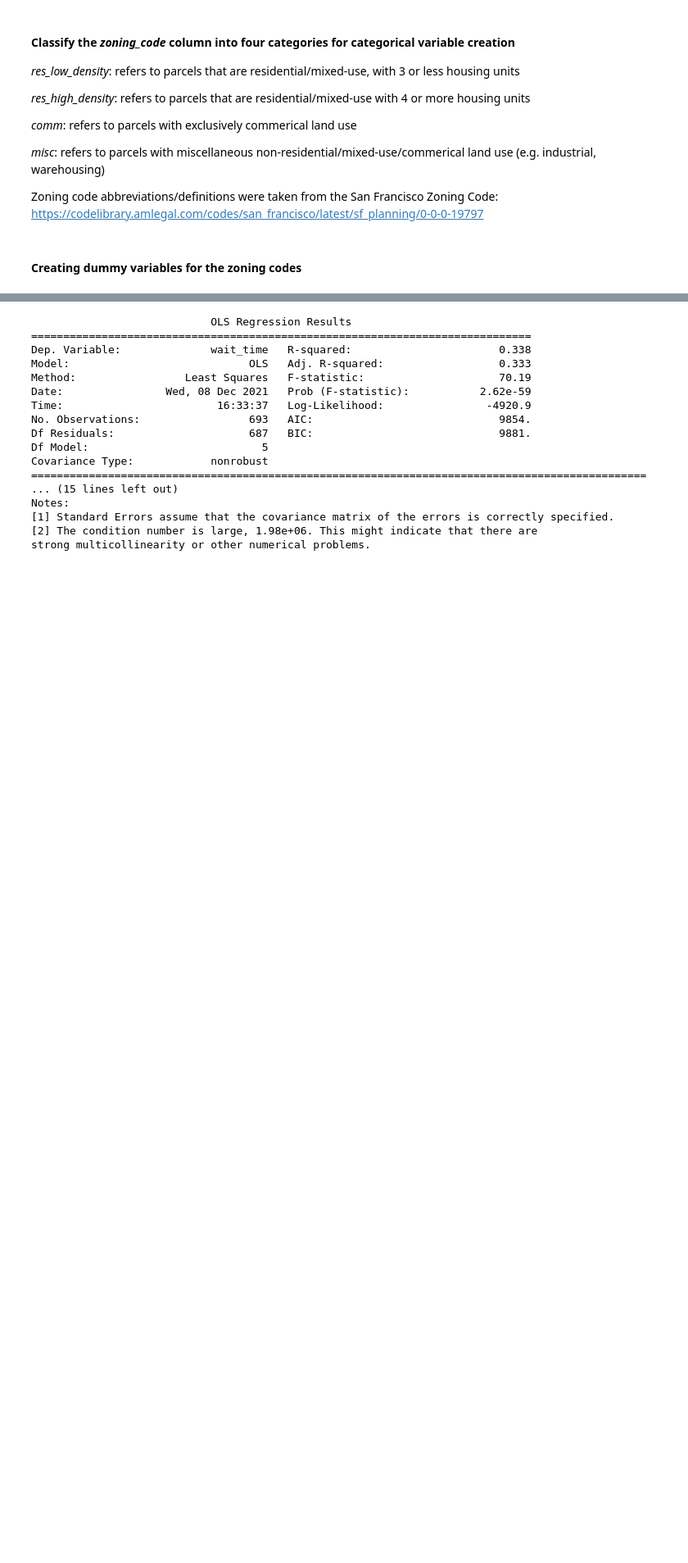
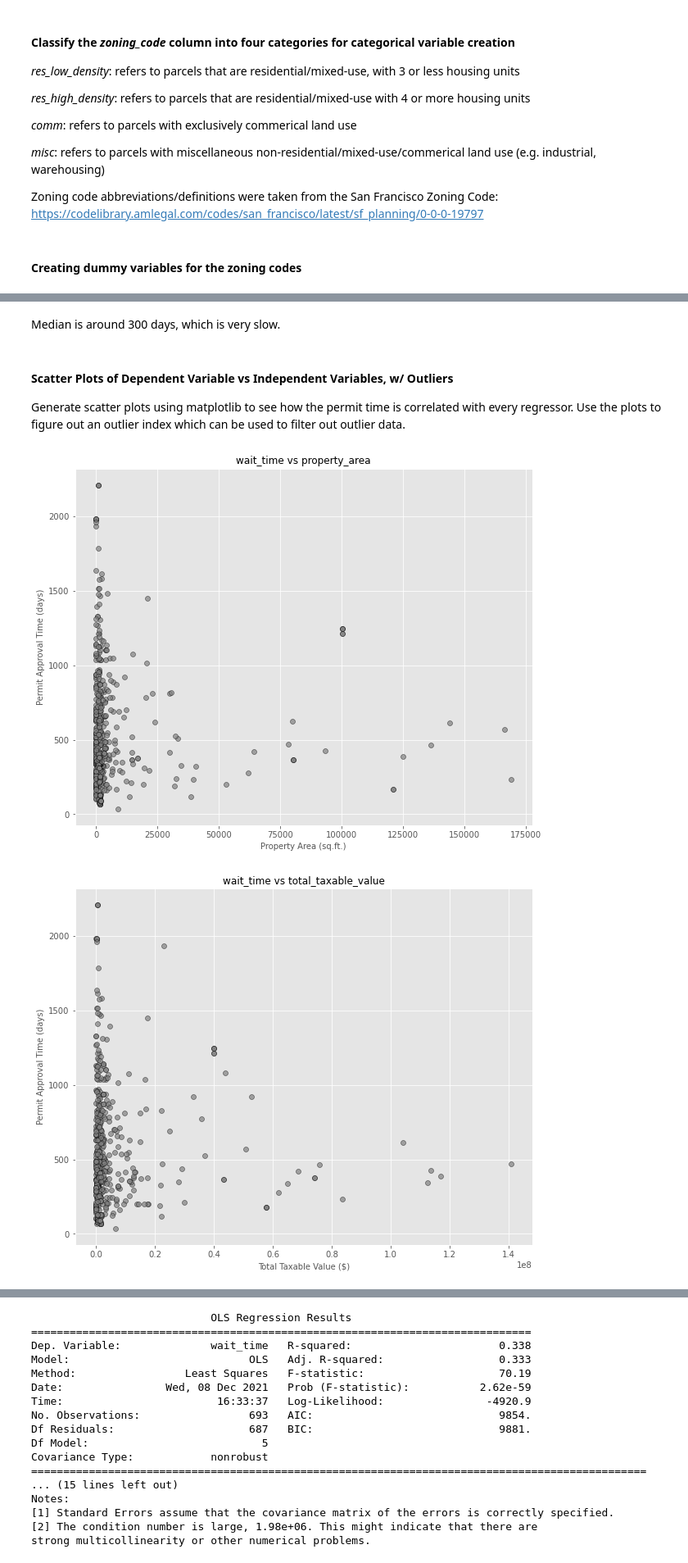
Before and after one commit to rohanskalyani/sfpermittimes, a Jupyter notebook: PUI Mastersheet.ipynb, the cells around one changed output, grey strips where cells are left out. Shown at 82% size. Cells and saved outputs as stored; diff of their text form; code cells hidden in the pictures; blank space fills up the shorter version.

```diff
--- a/PUI Mastersheet.ipynb
+++ b/PUI Mastersheet.ipynb
@@ -169,0 +147,30 @@ Regression_Table_no_outliers_no_dummy.describe()
+# %% [markdown]
+Median is around 300 days, which is very slow.
+# %% [markdown]
+#### Scatter Plots of Dependent Variable vs Independent Variables, w/ Outliers
+
+Generate scatter plots using matplotlib to see how the permit time is correlated with every regressor. Use the plots to figure out an outlier index which can be used to filter out outlier data.
+# %%
+regressors = list(Regression_Table_wDummies.columns)[1:]
+regressor_dict = {'property_area': 'Property Area (sq.ft.)','total_taxable_value':'Total Taxable Value ($)',
+                 'revised_cost':'Revised Cost ($)', 'estimated_cost':'Estimated Cost ($)',
+                 'site_permit':'Site Permit (Y/N)', 'proposed_units':'Proposed Units',
+                 'number_of_proposed_stories':'Number of Proposed Stories', 'year':'Year',
+                 'median_income':'Median Household Income ($)', 'zoning_code_comm': 'Commercial Zoning',
+                 'zoning_code_misc': 'Misc/Industrial Zoning',
+                 'zoning_code_res_low_density': 'Low Density Residential Zoning (3 units or less)',
+                 'zoning_code_res_high_density': 'High Density Residential Zoning (4 units or more)'}
+
+plt.style.use('ggplot')
+
+for reg in regressors[1:]:
+    fig, ax = plt.subplots(figsize = (10,8))
+    ax.scatter(Regression_Table_wDummies[reg],Regression_Table_wDummies['wait_time'],
+              edgecolor = 'k', facecolor = 'grey', alpha = 0.7)
+    ax.set_xlabel(reg.replace(reg,regressor_dict[reg]), fontsize = 10)
+    ax.set_ylabel('Permit Approval Time (days)', fontsize = 10)
+    ax.set_title("wait_time vs {}".format(reg), fontsize = 12)
+    #plt.savefig('{}.png'.format(reg), bbox_inches = 'tight', dpi = 300)
+# %% [output]
+[figure, added]
+[figure, added]
```
Also changed, not shown: parts of 23 cells of this notebook.
